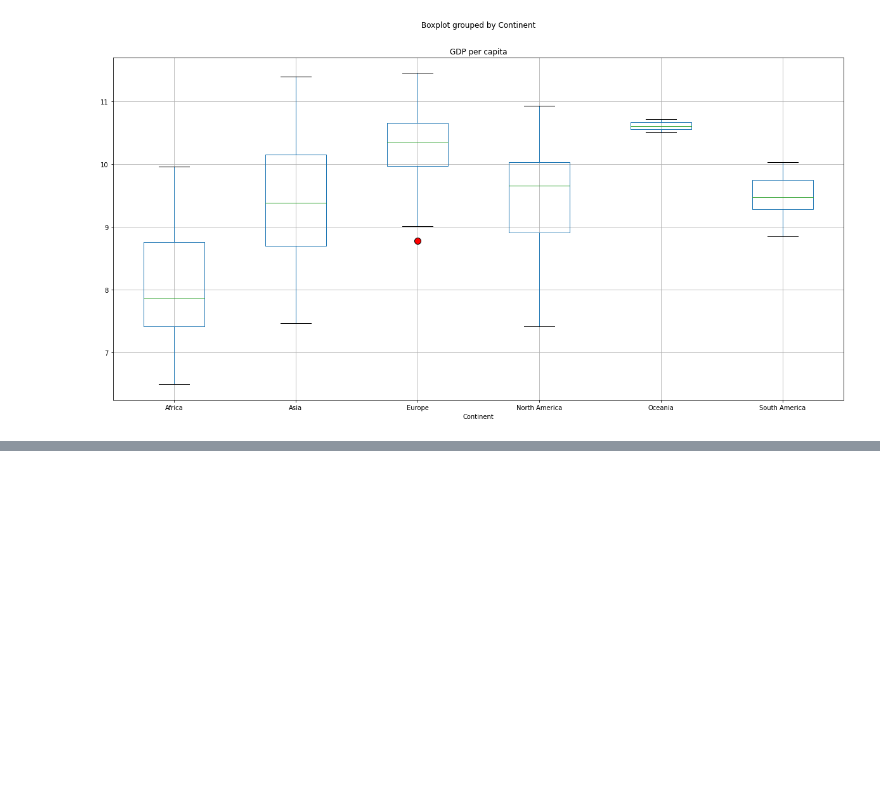
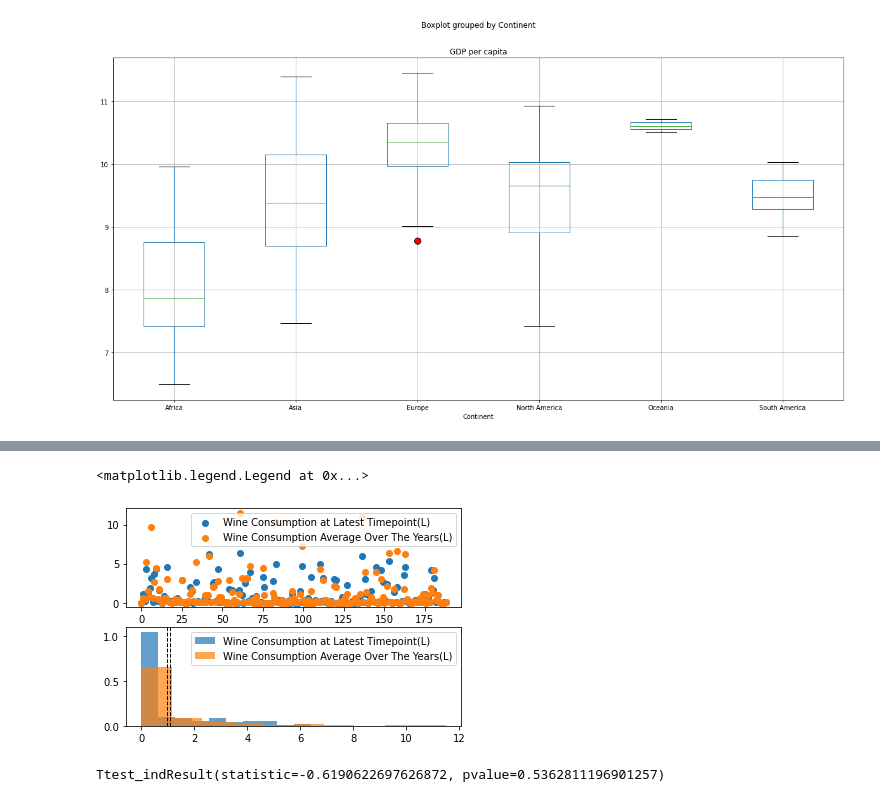
Before and after one commit to reccleston/data-analysis-project-1, a Jupyter notebook: nadia/project_work_2021.ipynb, the cells around one changed output, grey strips where cells are left out. Saved outputs shown, nothing was run; the diff lists cells and outputs as text; code cells hidden in the pictures; blank space fills up the shorter version.

Commit message:
wine data added

```diff
--- a/nadia/project_work_2021.ipynb
+++ b/nadia/project_work_2021.ipynb
@@ -477,0 +491,3 @@ gdp_and_life_expectancy_df.boxplot("GDP per capita", by="Continent", figsize=(20
+# %%
+wine_latest_timepoint_per_country=wine_consumption_df.groupby("Entity")[["Year"]].max()
+len(wine_latest_timepoint_per_country)
@@ -477,0 +496,3 @@ gdp_and_life_expectancy_df.boxplot("GDP per capita", by="Continent", figsize=(20
+# %%
+merged_updated_timepoint_wine_df = wine_latest_timepoint_per_country.merge(wine_consumption_df, on = ["Entity", "Year"], how="left")
+merged_updated_timepoint_wine_df.head()
@@ -477,0 +506,3 @@ gdp_and_life_expectancy_df.boxplot("GDP per capita", by="Continent", figsize=(20
+# %%
+wine_average_consumption_per_country=wine_consumption_df.groupby("Entity")[["Wine Consumption per capita (Liters)"]].mean()
+wine_average_consumption_per_country
@@ -477,0 +524,4 @@ gdp_and_life_expectancy_df.boxplot("GDP per capita", by="Continent", figsize=(20
+# %%
+merged_updated_timepoint_average_wine_df = merged_updated_timepoint_wine_df.merge(wine_average_consumption_per_country, on = ["Entity"], how="left")
+merged_updated_timepoint_average_wine_df=merged_updated_timepoint_average_wine_df.rename(columns={"Wine Consumption per capita (Liters)_x":"Wine Consumption at Latest Timepoint(L)", "Wine Consumption per capita (Liters)_y":"Wine Consumption Average Over The Years(L)", "Year":"Latest Year for Wine Consumption Data"})
+merged_updated_timepoint_average_wine_df.sample(5)
@@ -477,0 +552,24 @@ gdp_and_life_expectancy_df.boxplot("GDP per capita", by="Continent", figsize=(20
+# %%
+# Scatter Plot of Data
+last_timepoint_wine=merged_updated_timepoint_average_wine_df["Wine Consumption at Latest Timepoint(L)"]
+average_wine=merged_updated_timepoint_average_wine_df["Wine Consumption Average Over The Years(L)"]
+
+plt.subplot(2,1,1)
+plt.scatter(range(len(last_timepoint_wine)), last_timepoint_wine, label="Wine Consumption at Latest Timepoint(L)")
+plt.scatter(range(len(average_wine)), average_wine, label="Wine Consumption Average Over The Years(L)")
+plt.legend()
+
+# Histogram Plot of Data
+plt.subplot(2, 1, 2)
+plt.hist(last_timepoint_wine, 10, density=True, alpha=0.7, label="Wine Consumption at Latest Timepoint(L)")
+plt.hist(average_wine, 10, density=True, alpha=0.7, label="Wine Consumption Average Over The Years(L)")
+plt.axvline(last_timepoint_wine.mean(), color='k', linestyle='dashed', linewidth=1)
+plt.axvline(average_wine.mean(), color='k', linestyle='dashed', linewidth=1)
+plt.legend()
+# %% [output]
+<matplotlib.legend.Legend at 0x...>
+[figure, added]
+# %%
+stats.ttest_ind(last_timepoint_wine, average_wine, equal_var=False)
+# %% [output]
+Ttest_indResult(statistic=-0.6190622697626872, pvalue=0.5362811196901257)
```
Also changed, not shown: parts of 14 cells of this notebook, 1 other file.
